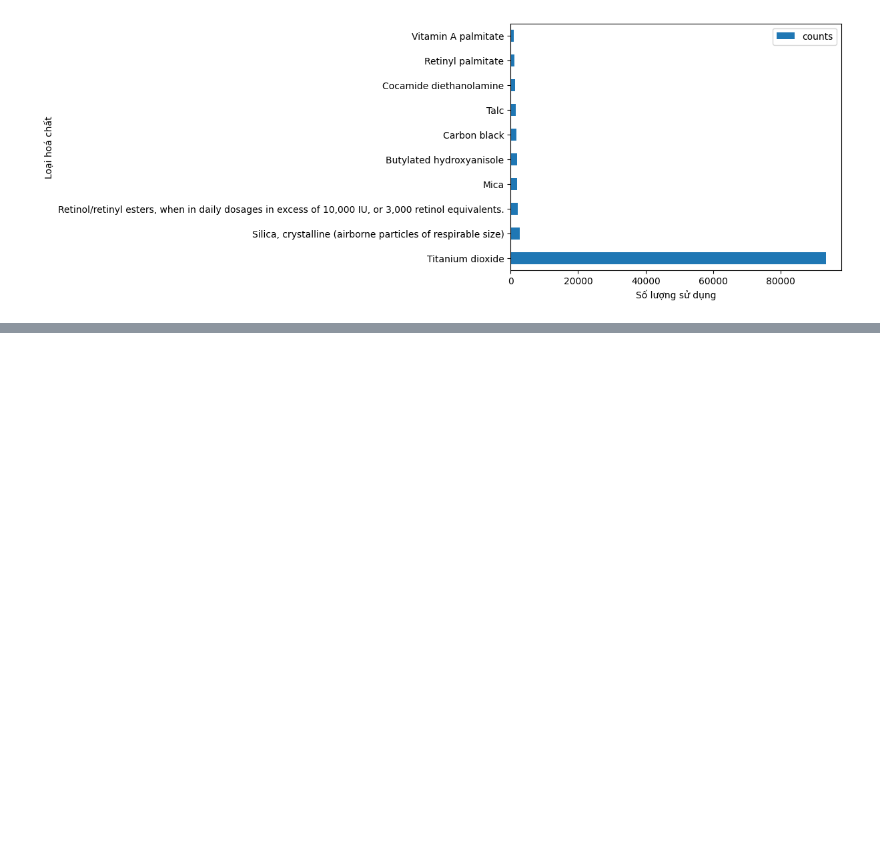
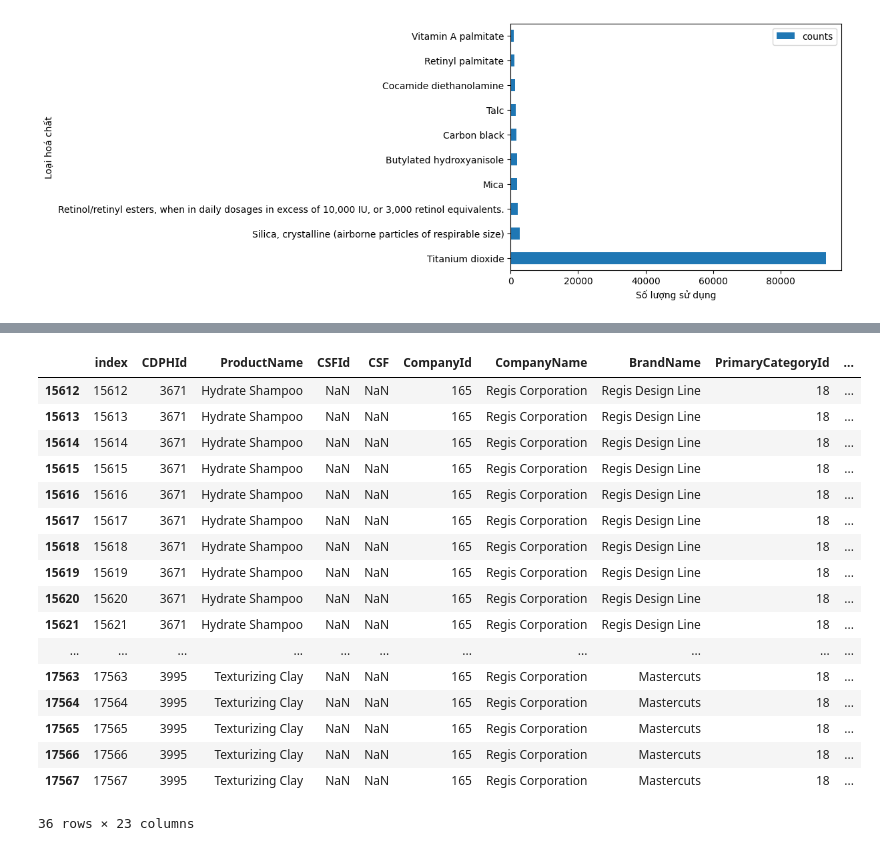
Before and after one commit to giaphupham/LT4KHDL-DATHCK, a Jupyter notebook: TongHop.ipynb, the cells around one changed output, grey strips where cells are left out. Drawn from its saved outputs; the diff is of its cells as text; code cells hidden in the pictures; blank space fills up the shorter version.

```diff
--- a/TongHop.ipynb
+++ b/TongHop.ipynb
@@ -238,0 +374,22 @@ top10_chems.plot.barh(ylabel='Loại hoá chất',xlabel='Số lượng sử d
+# %%
+# Products with 7 chemicals in its ingredient
+df[df['ChemicalCount'] == 7]
+# %% [output]
+|  | index | CDPHId | ProductName | CSFId | CSF | CompanyId | CompanyName | BrandName | PrimaryCategoryId | ... |
+| 15612 | 15612 | 3671 | Hydrate Shampoo | NaN | NaN | 165 | Regis Corporation | Regis Design Line | 18 | ... |
+| 15613 | 15613 | 3671 | Hydrate Shampoo | NaN | NaN | 165 | Regis Corporation | Regis Design Line | 18 | ... |
+| 15614 | 15614 | 3671 | Hydrate Shampoo | NaN | NaN | 165 | Regis Corporation | Regis Design Line | 18 | ... |
+| 15615 | 15615 | 3671 | Hydrate Shampoo | NaN | NaN | 165 | Regis Corporation | Regis Design Line | 18 | ... |
+| 15616 | 15616 | 3671 | Hydrate Shampoo | NaN | NaN | 165 | Regis Corporation | Regis Design Line | 18 | ... |
+| 15617 | 15617 | 3671 | Hydrate Shampoo | NaN | NaN | 165 | Regis Corporation | Regis Design Line | 18 | ... |
+| 15618 | 15618 | 3671 | Hydrate Shampoo | NaN | NaN | 165 | Regis Corporation | Regis Design Line | 18 | ... |
+| 15619 | 15619 | 3671 | Hydrate Shampoo | NaN | NaN | 165 | Regis Corporation | Regis Design Line | 18 | ... |
+| 15620 | 15620 | 3671 | Hydrate Shampoo | NaN | NaN | 165 | Regis Corporation | Regis Design Line | 18 | ... |
+| 15621 | 15621 | 3671 | Hydrate Shampoo | NaN | NaN | 165 | Regis Corporation | Regis Design Line | 18 | ... |
+| ... | ... | ... | ... | ... | ... | ... | ... | ... | ... | ... |
+| 17563 | 17563 | 3995 | Texturizing Clay | NaN | NaN | 165 | Regis Corporation | Mastercuts | 18 | ... |
+| 17564 | 17564 | 3995 | Texturizing Clay | NaN | NaN | 165 | Regis Corporation | Mastercuts | 18 | ... |
+| 17565 | 17565 | 3995 | Texturizing Clay | NaN | NaN | 165 | Regis Corporation | Mastercuts | 18 | ... |
+| 17566 | 17566 | 3995 | Texturizing Clay | NaN | NaN | 165 | Regis Corporation | Mastercuts | 18 | ... |
+| 17567 | 17567 | 3995 | Texturizing Clay | NaN | NaN | 165 | Regis Corporation | Mastercuts | 18 | ... |
+36 rows × 23 columns
```
Also changed, not shown: parts of 39 cells of this notebook.
